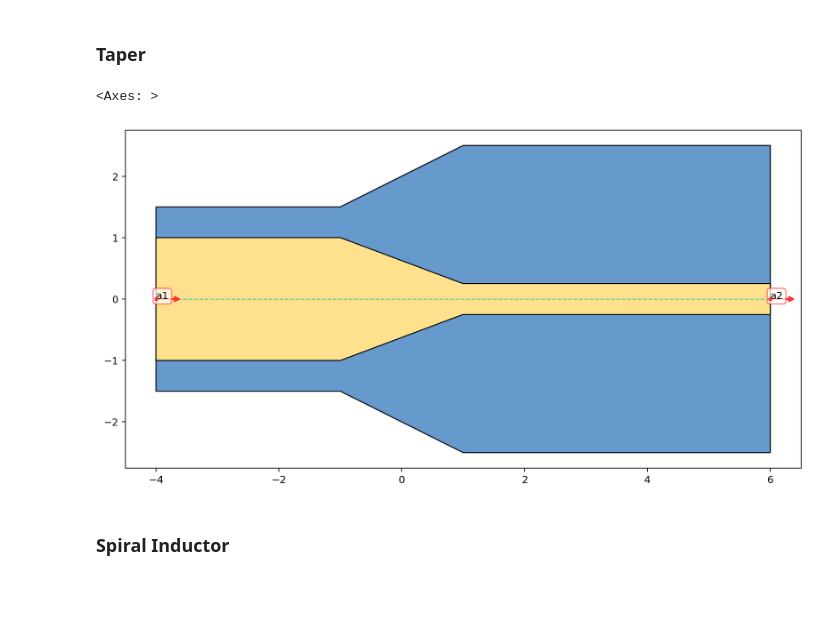
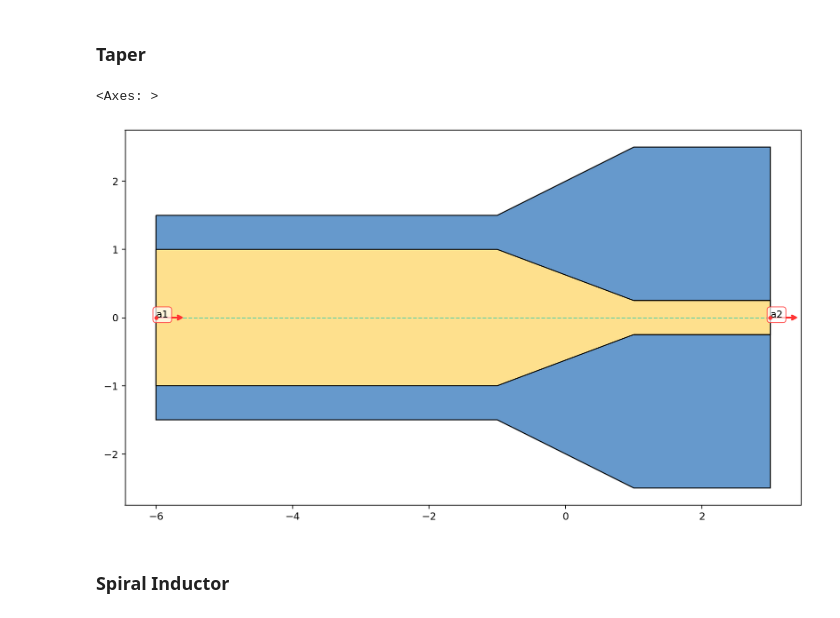
Before and after one commit to eeroqlab/zeroheliumkit, a Jupyter notebook: docs/source/notebooks/basic_geometries.ipynb, the cells around one changed output. Cells and saved outputs as stored; diff of their text form; code cells hidden in the pictures; blank space fills up the shorter version.

```diff
--- a/docs/source/notebooks/basic_geometries.ipynb
+++ b/docs/source/notebooks/basic_geometries.ipynb
@@ -83,14 +83,15 @@ reservior.quickplot(plot_cfg)
 # %%
 layer_info = {"layer2": (2, 0.5),
               "layer1": (3, 5)}
 tp = Taper(length=2,
            layers=layer_info,
-           alabel=("a1","a2"))
+           alabel=("a1","a2"),
+           extension_sizes=(5,2))
 
 tp.quickplot(plot_cfg)
 # %% [output]
 <Axes: >
-[figure, old version]
+[figure, new version]
 # %% [markdown]
 ### Spiral Inductor
 # %%
```
Also changed, not shown: parts of 3 cells of this notebook, 14 other files.
